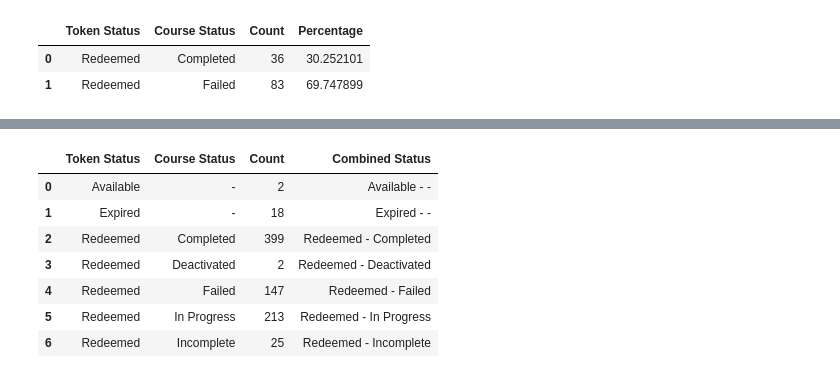
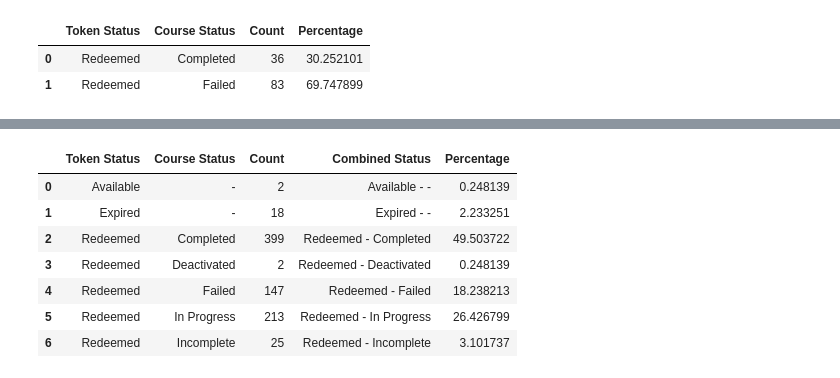
Before and after one commit to guevarch/Beautifuldata, a Jupyter notebook: analysis.ipynb, the cells around one changed output, grey strips where cells are left out. Drawn from its saved outputs; the diff is of its cells as text; code cells hidden in the pictures.

```diff
--- a/analysis.ipynb
+++ b/analysis.ipynb
@@ -130,20 +112,20 @@ grouped_df
 # %%
+# Total Attempts 1 and 2
 grouped_df = df.groupby(['Token Status', 'Course Status']).size().reset_index(name='Count')
 grouped_df['Combined Status'] = grouped_df['Token Status'] + ' - ' + grouped_df['Course Status']
+grouped_df['Percentage'] = (grouped_df['Count'] / grouped_df['Count'].sum()) * 100
 import plotly.express as px
 
-fig = px.pie(grouped_df, values='Count', names='Combined Status')
-fig.update_layout(title='Combined Status Distribution')
-
+fig = px.pie(grouped_df, values='Count', names='Combined Status', title='Combined Status Distribution')
 fig.show()
 
 grouped_df
 # %% [output]
-|  | Token Status | Course Status | Count | Combined Status |
-| 0 | Available | - | 2 | Available - - |
-| 1 | Expired | - | 18 | Expired - - |
-| 2 | Redeemed | Completed | 399 | Redeemed - Completed |
-| 3 | Redeemed | Deactivated | 2 | Redeemed - Deactivated |
-| 4 | Redeemed | Failed | 147 | Redeemed - Failed |
-| 5 | Redeemed | In Progress | 213 | Redeemed - In Progress |
-| 6 | Redeemed | Incomplete | 25 | Redeemed - Incomplete |
+|  | Token Status | Course Status | Count | Combined Status | Percentage |
+| 0 | Available | - | 2 | Available - - | 0.248139 |
+| 1 | Expired | - | 18 | Expired - - | 2.233251 |
+| 2 | Redeemed | Completed | 399 | Redeemed - Completed | 49.503722 |
+| 3 | Redeemed | Deactivated | 2 | Redeemed - Deactivated | 0.248139 |
+| 4 | Redeemed | Failed | 147 | Redeemed - Failed | 18.238213 |
+| 5 | Redeemed | In Progress | 213 | Redeemed - In Progress | 26.426799 |
+| 6 | Redeemed | Incomplete | 25 | Redeemed - Incomplete | 3.101737 |
```
Also changed, not shown: parts of 1 cell of this notebook, 1 other file.
